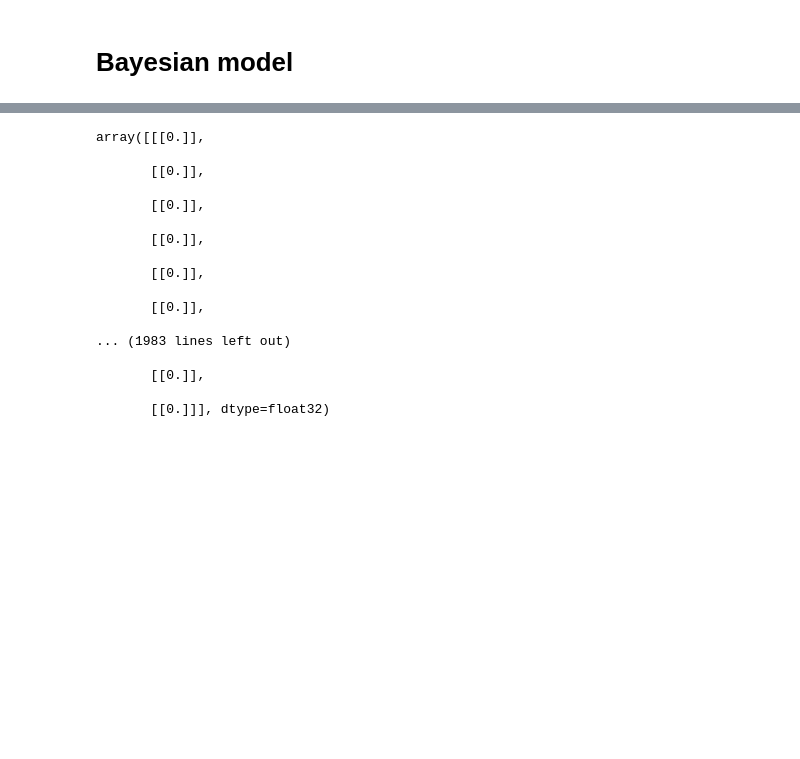
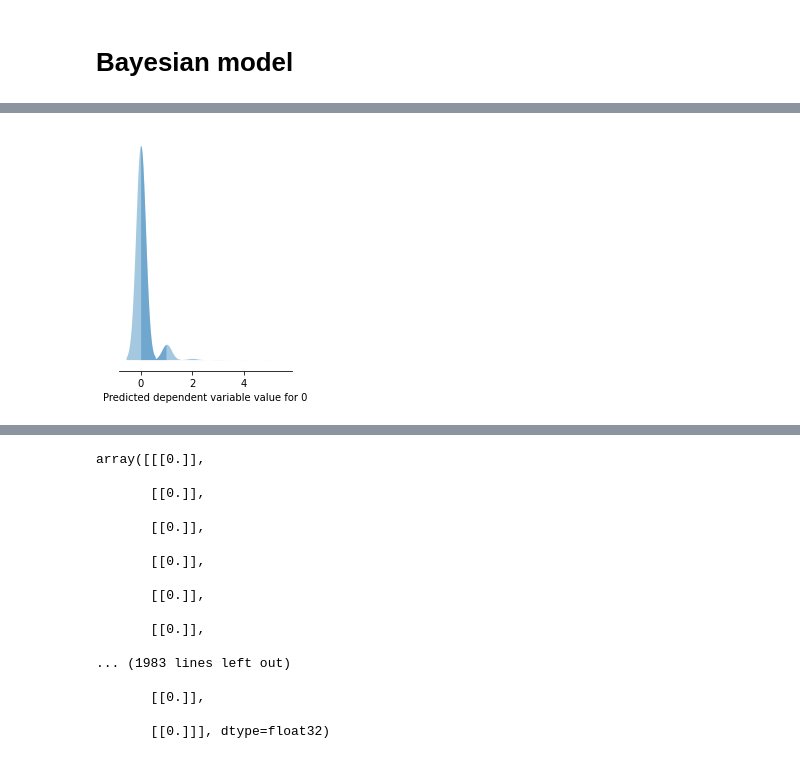
Before and after one commit to jademuun/car_insurance_MTPL, a Jupyter notebook: Bayesian_model.ipynb, the cells around one changed output, grey strips where cells are left out. Saved outputs shown, nothing was run; the diff lists cells and outputs as text; code cells hidden in the pictures; blank space fills up the shorter version.

```diff
--- a/Bayesian_model.ipynb
+++ b/Bayesian_model.ipynb
@@ -45,7 +45,7 @@ import probflow as pf
 # Additional Preprocessing and functions
 # %%
 claim = pd.read_csv('/content/drive/MyDrive/data/scaled.csv')
-claim = claim.drop(claim.columns[0], axis = 1)
+claim = claim.drop(claim.columns[[0,1]], axis = 1)
 train_idx = pd.read_csv('/content/drive/MyDrive/data/mylist.csv')
 # %%
 train = claim.iloc[train_idx.iloc[:,0],:]
@@ -269,3 +323,9 @@ for i in range(6):
+# %%
+
+bayes_first.pred_dist_plot(x_test[6888], ci=0.95,
+                     individually=True, cols=2)
+# %% [output]
+[figure, added]
 # %%
 
 results = pd.DataFrame()
```
Also changed, not shown: parts of 30 cells of this notebook.
